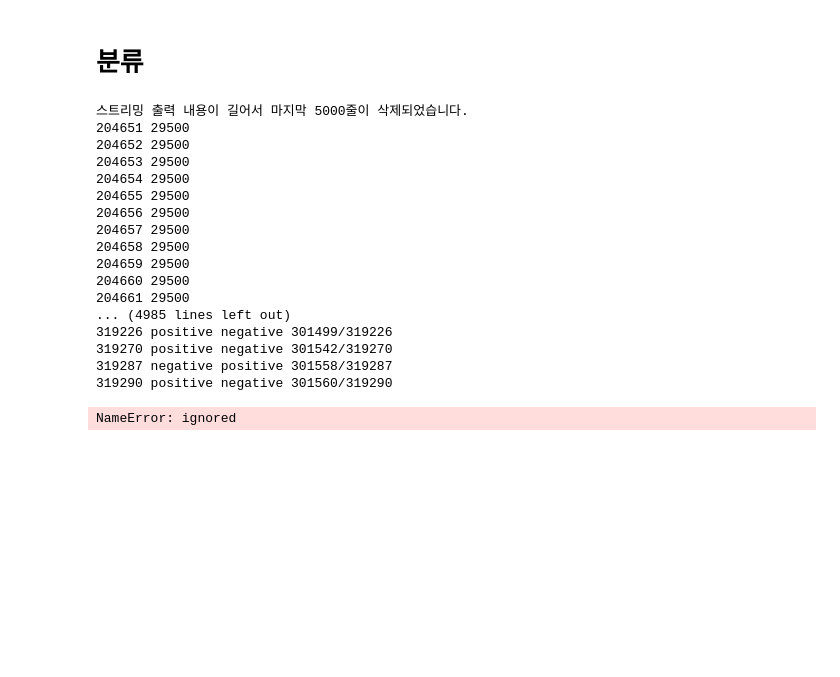
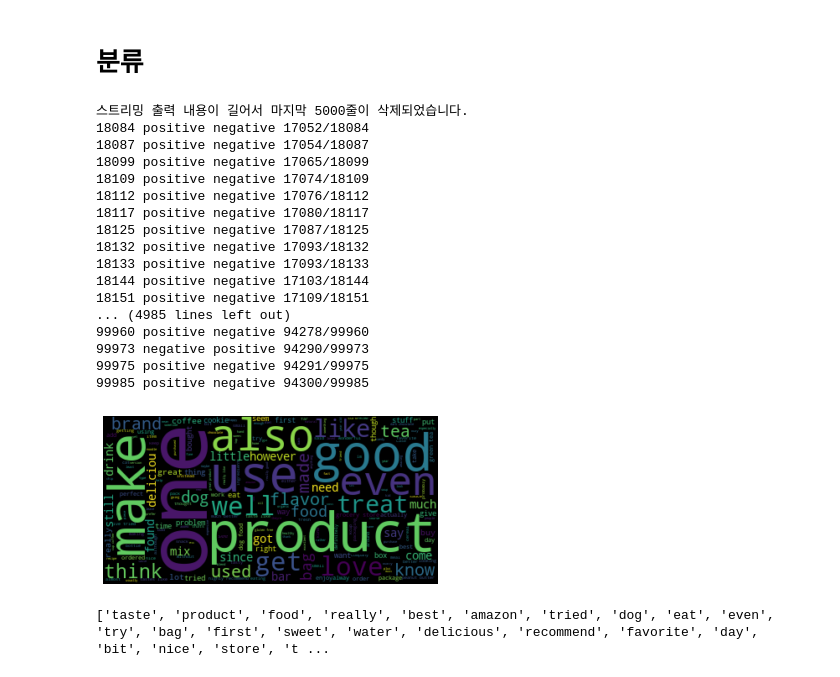
Before and after one commit to 0BVer/sch_AI, a Jupyter notebook: sentiment_predict.ipynb, the cells around one changed output. Drawn from its saved outputs; the diff is of its cells as text; code cells hidden in the pictures; blank space fills up the shorter version.

```diff
--- a/sentiment_predict.ipynb
+++ b/sentiment_predict.ipynb
@@ -72,7 +78,7 @@ meta_text=""
 pos_meta_text=""
 neg_meta_text=""
 
-for i in range(length):
+for i in range(100000):
   text=re.sub('^@[a-zA-Z0-9]*','',test_sets1[i])
   words=text.split(' ')
   words=[word for word in words if word not in stopwords]
@@ -102,48 +108,49 @@ for i in range(length):
       else:
         positives[word]=1
     pos_meta_text+=text+" "
 
   else:
     neg_cnt+=1
     for word in words:
       if word in negatives:
         negatives[word]+=1
       else:
         negatives[word]=1
     neg_meta_text+=text+" "
 
   if pos_cnt%500==0 or neg_cnt%500==0:
     print(pos_cnt, neg_cnt)
   if result==answers[i]:
     cnt+=1
   else:
     print(i+1,result,answers[i],"%d/%d"%(cnt,i+1))
 
 import matplotlib.pyplot as plt
 
 wordcloud = WordCloud(stopwords=stopwords).generate(meta_text)
 plt.imshow(wordcloud, interpolation='bilinear')
 plt.axis("off")
 plt.savefig('wordcloud_total.png', pad_inches=0.1)
 plt.show()
 # %% [output]
 스트리밍 출력 내용이 길어서 마지막 5000줄이 삭제되었습니다.
-204651 29500
-204652 29500
-204653 29500
-204654 29500
-204655 29500
-204656 29500
-204657 29500
-204658 29500
-204659 29500
-204660 29500
-204661 29500
+18084 positive negative 17052/18084
+18087 positive negative 17054/18087
+18099 positive negative 17065/18099
+18109 positive negative 17074/18109
+18112 positive negative 17076/18112
+18117 positive negative 17080/18117
+18125 positive negative 17087/18125
+18132 positive negative 17093/18132
+18133 positive negative 17093/18133
+18144 positive negative 17103/18144
+18151 positive negative 17109/18151
 ... (4985 lines left out)
-319226 positive negative 301499/319226
-319270 positive negative 301542/319270
-319287 negative positive 301558/319287
-319290 positive negative 301560/319290
+99960 positive negative 94278/99960
+99973 negative positive 94290/99973
+99975 positive negative 94291/99975
+99985 positive negative 94300/99985
+[figure, added]
 # %%
 import operator
 
@@ -181,7 +188,7 @@ while i < len(top_pos_keys):
 
 print(top_pos_keys)
 # %% [output]
-NameError: ignored
+['taste', 'product', 'food', 'really', 'best', 'amazon', 'tried', 'dog', 'eat', 'even', 'try', 'bag', 'first', 'sweet', 'water', 'delicious', 'recommend', 'favorite', 'day', 'bit', 'nice', 'store', 't ...
 # %%
 worldcloud = WordCloud(stopwords=stopwords).generate(' '.join(top_pos_keys))
 plt.imshow(wordcloud, interpolation='bilinear')
```
Also changed, not shown: parts of 4 cells of this notebook.
